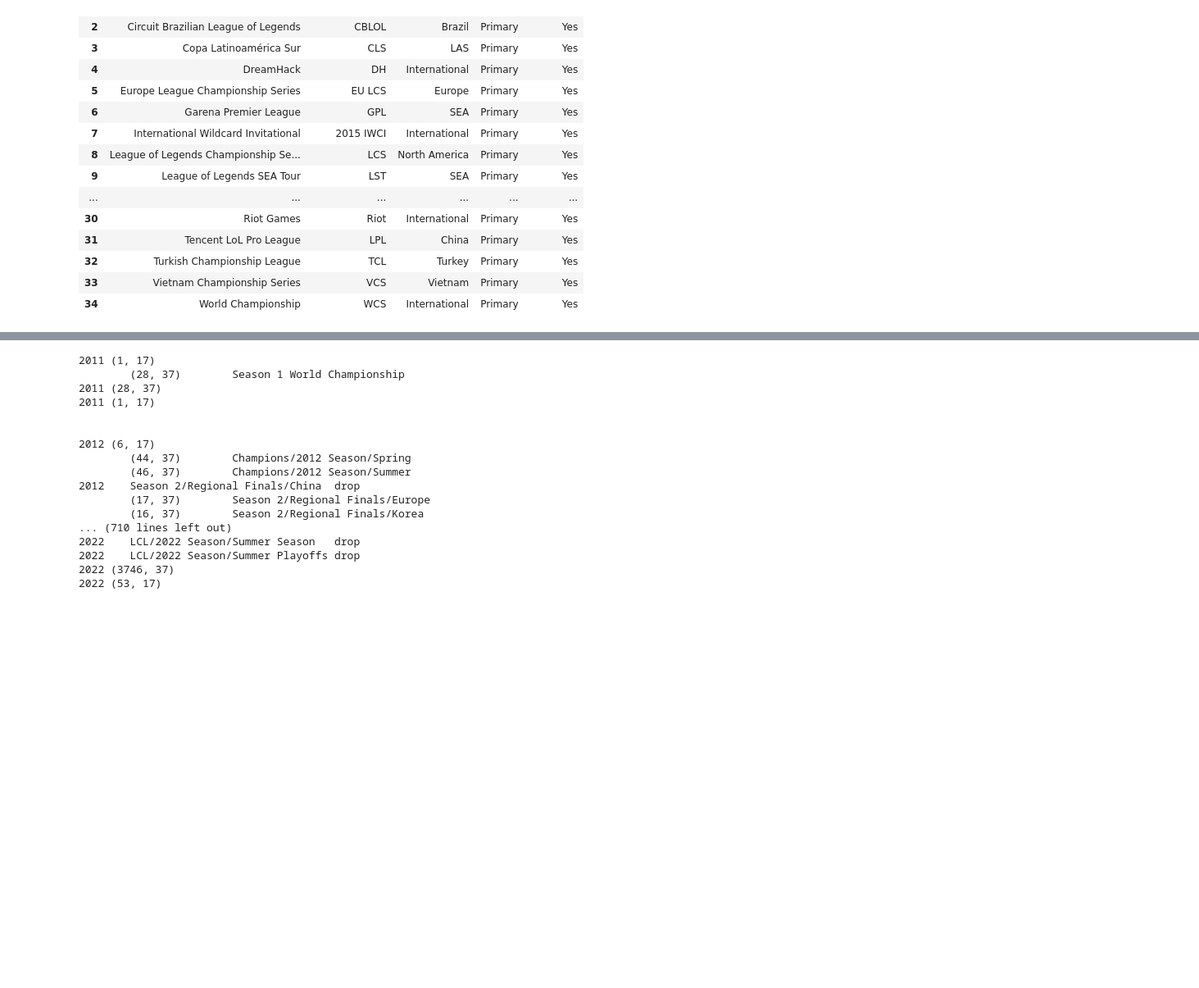
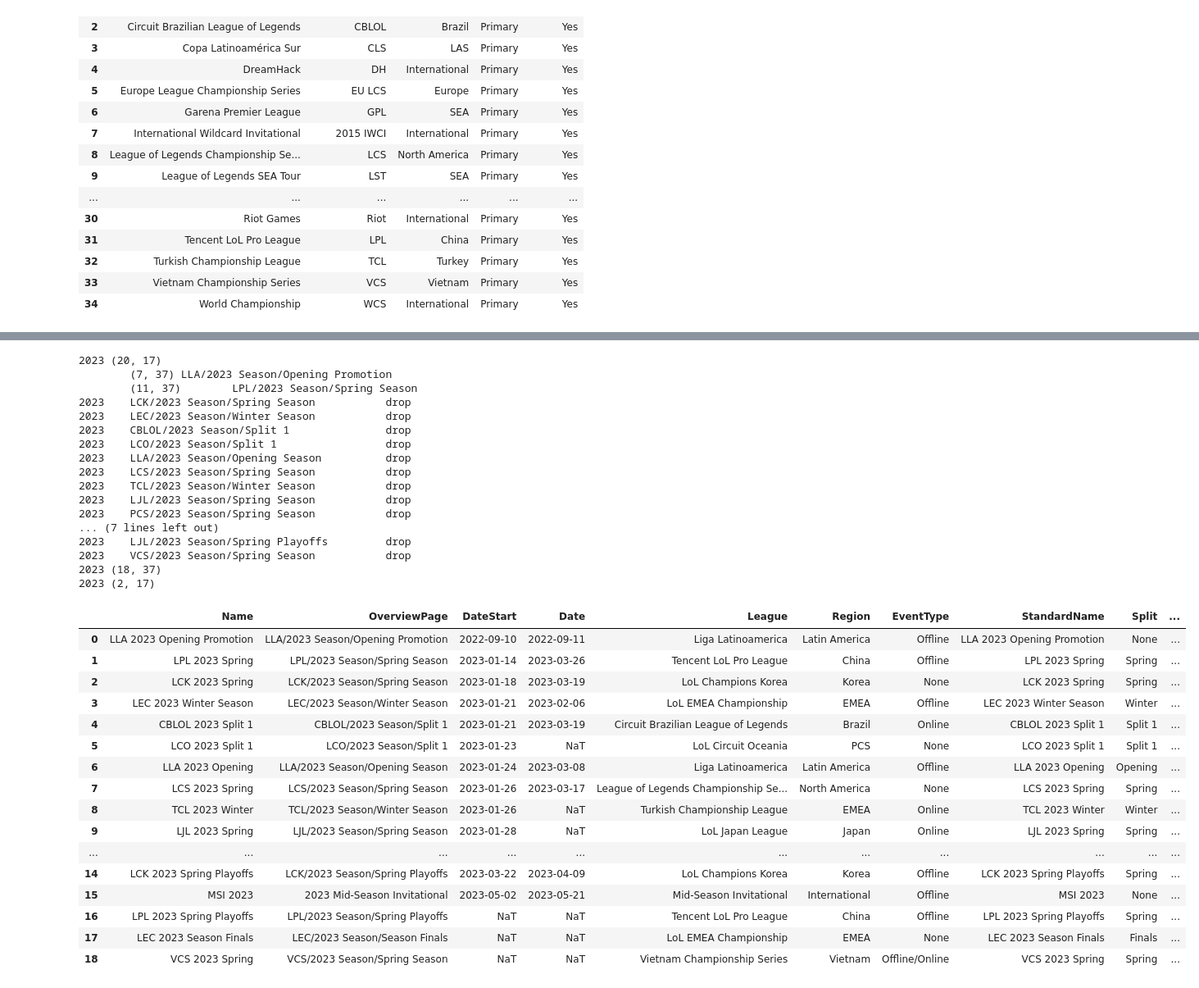
Before and after one commit to posky/LoL-Esports, a Jupyter notebook: parse_matches.ipynb, the cells around one changed output, grey strips where cells are left out. Shown at 82% size. Saved outputs shown, nothing was run; the diff lists cells and outputs as text; code cells hidden in the pictures; blank space fills up the shorter version.

```diff
--- a/parse_matches.ipynb
+++ b/parse_matches.ipynb
@@ -193,7 +193,8 @@ leagues
 | 33 | Vietnam Championship Series | VCS | Vietnam | Primary | Yes |
 | 34 | World Championship | WCS | International | Primary | Yes |
 # %%
-for year in range(2011, 2023):
+# for year in range(2011, 2023):
+for year in range(2023, 2024):
     tournaments = pd.DataFrame()
     for league in TARGET_LEAGUES:
         t = get_tournaments(where=f'L.League_Short="{league}" and T.Year={year}')
@@ -220,12 +210,13 @@ for year in range(2011, 2023):
 # %%
-for year in range(2011, 2023):
+# for year in range(2011, 2023):
+for year in range(2023, 2024):
     tournaments = pd.read_csv(f'./csv/tournaments/{year}_tournaments.csv')
     print(year, tournaments.shape)
     scoreboard_games = pd.DataFrame()
     for page in tournaments['OverviewPage']:
         sg = get_scoreboard_games(where=f'T.OverviewPage="{page}"')
         if sg is None:
-            print(f'{year}\t{page}\tdrop')
+            print(f'{year}\t{page:35}\tdrop')
             tournaments.drop(tournaments.loc[tournaments['OverviewPage'] == page].index, inplace=True)
             continue
         league = tournaments.loc[tournaments['OverviewPage'] == page, 'League'].iloc[0]
@@ -241,20 +232,50 @@ for year in range(2011, 2023):
     tournaments.to_csv(f'./csv/tournaments/{year}_tournaments.csv', index=False)
     print(year, tournaments.shape, '\n\n')
 # %% [output]
-2011 (1, 17)
-        (28, 37)        Season 1 World Championship
-2011 (28, 37)
-2011 (1, 17)
-
-
-2012 (6, 17)
-        (44, 37)        Champions/2012 Season/Spring
-        (46, 37)        Champions/2012 Season/Summer
-2012    Season 2/Regional Finals/China  drop
-        (17, 37)        Season 2/Regional Finals/Europe
-        (16, 37)        Season 2/Regional Finals/Korea
-... (710 lines left out)
-2022    LCL/2022 Season/Summer Season   drop
-2022    LCL/2022 Season/Summer Playoffs drop
-2022 (3746, 37)
-2022 (53, 17)
+2023 (20, 17)
+        (7, 37) LLA/2023 Season/Opening Promotion
+        (11, 37)        LPL/2023 Season/Spring Season
+2023    LCK/2023 Season/Spring Season           drop
+2023    LEC/2023 Season/Winter Season           drop
+2023    CBLOL/2023 Season/Split 1               drop
+2023    LCO/2023 Season/Split 1                 drop
+2023    LLA/2023 Season/Opening Season          drop
+2023    LCS/2023 Season/Spring Season           drop
+2023    TCL/2023 Season/Winter Season           drop
+2023    LJL/2023 Season/Spring Season           drop
+2023    PCS/2023 Season/Spring Season           drop
+... (7 lines left out)
+2023    LJL/2023 Season/Spring Playoffs         drop
+2023    VCS/2023 Season/Spring Season           drop
+2023 (18, 37)
+2023 (2, 17)
+# %%
+year = 2023
+tournaments = pd.DataFrame()
+for league in TARGET_LEAGUES:
+    t = get_tournaments(where=f'L.League_Short="{league}" and T.Year={year}')
+    tournaments = pd.concat([tournaments, t])
+tournaments = tournaments.sort_values(
+    by=['Year', 'DateStart', 'Date']
+).reset_index(drop=True)
+
+
+tournaments
+# %% [output]
+|  | Name | OverviewPage | DateStart | Date | League | Region | EventType | StandardName | Split | ... |
+| 0 | LLA 2023 Opening Promotion | LLA/2023 Season/Opening Promotion | 2022-09-10 | 2022-09-11 | Liga Latinoamerica | Latin America | Offline | LLA 2023 Opening Promotion | None | ... |
+| 1 | LPL 2023 Spring | LPL/2023 Season/Spring Season | 2023-01-14 | 2023-03-26 | Tencent LoL Pro League | China | Offline | LPL 2023 Spring | Spring | ... |
+| 2 | LCK 2023 Spring | LCK/2023 Season/Spring Season | 2023-01-18 | 2023-03-19 | LoL Champions Korea | Korea | None | LCK 2023 Spring | Spring | ... |
+| 3 | LEC 2023 Winter Season | LEC/2023 Season/Winter Season | 2023-01-21 | 2023-02-06 | LoL EMEA Championship | EMEA | Offline | LEC 2023 Winter Season | Winter | ... |
+| 4 | CBLOL 2023 Split 1 | CBLOL/2023 Season/Split 1 | 2023-01-21 | 2023-03-19 | Circuit Brazilian League of Legends | Brazil | Online | CBLOL 2023 Split 1 | Split 1 | ... |
+| 5 | LCO 2023 Split 1 | LCO/2023 Season/Split 1 | 2023-01-23 | NaT | LoL Circuit Oceania | PCS | None | LCO 2023 Split 1 | Split 1 | ... |
+| 6 | LLA 2023 Opening | LLA/2023 Season/Opening Season | 2023-01-24 | 2023-03-08 | Liga Latinoamerica | Latin America | Offline | LLA 2023 Opening | Opening | ... |
+| 7 | LCS 2023 Spring | LCS/2023 Season/Spring Season | 2023-01-26 | 2023-03-17 | League of Legends Championship Se... | North America | None | LCS 2023 Spring | Spring | ... |
+| 8 | TCL 2023 Winter | TCL/2023 Season/Winter Season | 2023-01-26 | NaT | Turkish Championship League | EMEA | Online | TCL 2023 Winter | Winter | ... |
+| 9 | LJL 2023 Spring | LJL/2023 Season/Spring Season | 2023-01-28 | NaT | LoL Japan League | Japan | Online | LJL 2023 Spring | Spring | ... |
+| ... | ... | ... | ... | ... | ... | ... | ... | ... | ... | ... |
+| 14 | LCK 2023 Spring Playoffs | LCK/2023 Season/Spring Playoffs | 2023-03-22 | 2023-04-09 | LoL Champions Korea | Korea | Offline | LCK 2023 Spring Playoffs | Spring | ... |
+| 15 | MSI 2023 | 2023 Mid-Season Invitational | 2023-05-02 | 2023-05-21 | Mid-Season Invitational | International | Offline | MSI 2023 | None | ... |
+| 16 | LPL 2023 Spring Playoffs | LPL/2023 Season/Spring Playoffs | NaT | NaT | Tencent LoL Pro League | China | Offline | LPL 2023 Spring Playoffs | Spring | ... |
+| 17 | LEC 2023 Season Finals | LEC/2023 Season/Season Finals | NaT | NaT | LoL EMEA Championship | EMEA | None | LEC 2023 Season Finals | Finals | ... |
+| 18 | VCS 2023 Spring | VCS/2023 Season/Spring Season | NaT | NaT | Vietnam Championship Series | Vietnam | Offline/Online | VCS 2023 Spring | Spring | ... |
```
Also changed, not shown: parts of 4 cells of this notebook.
